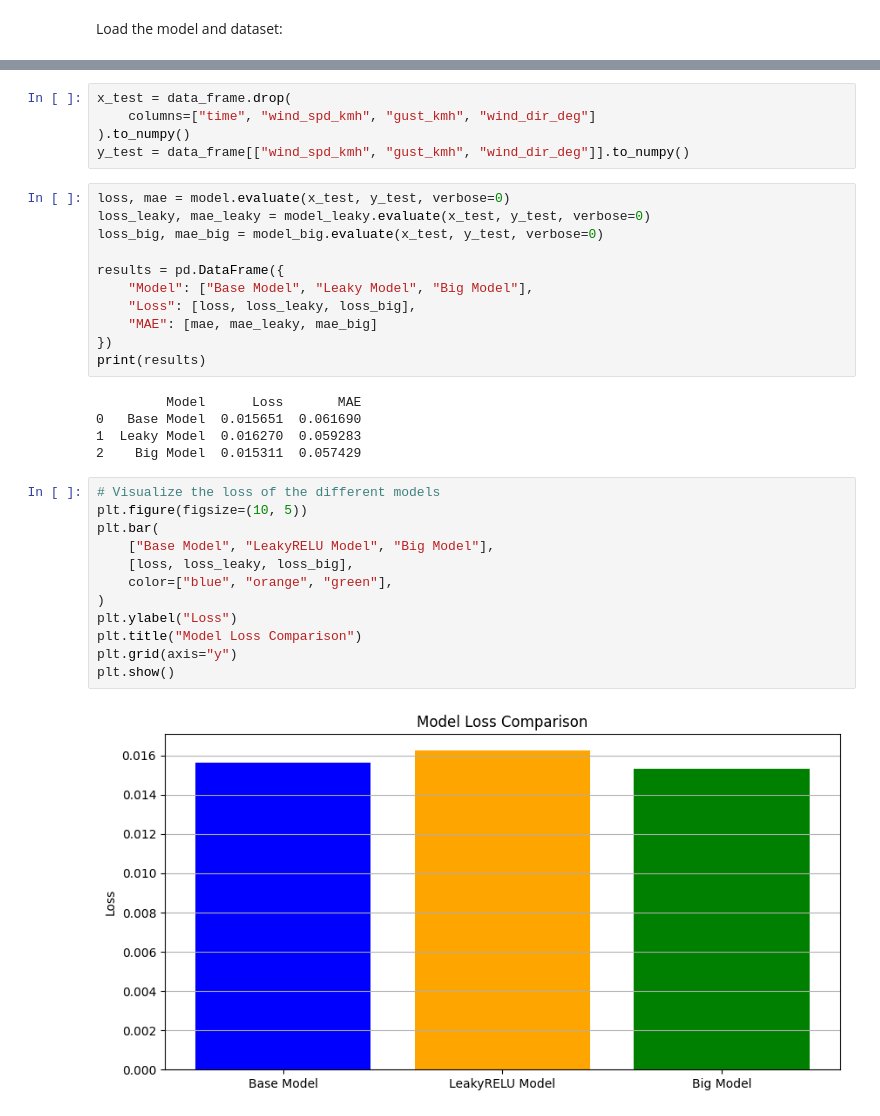
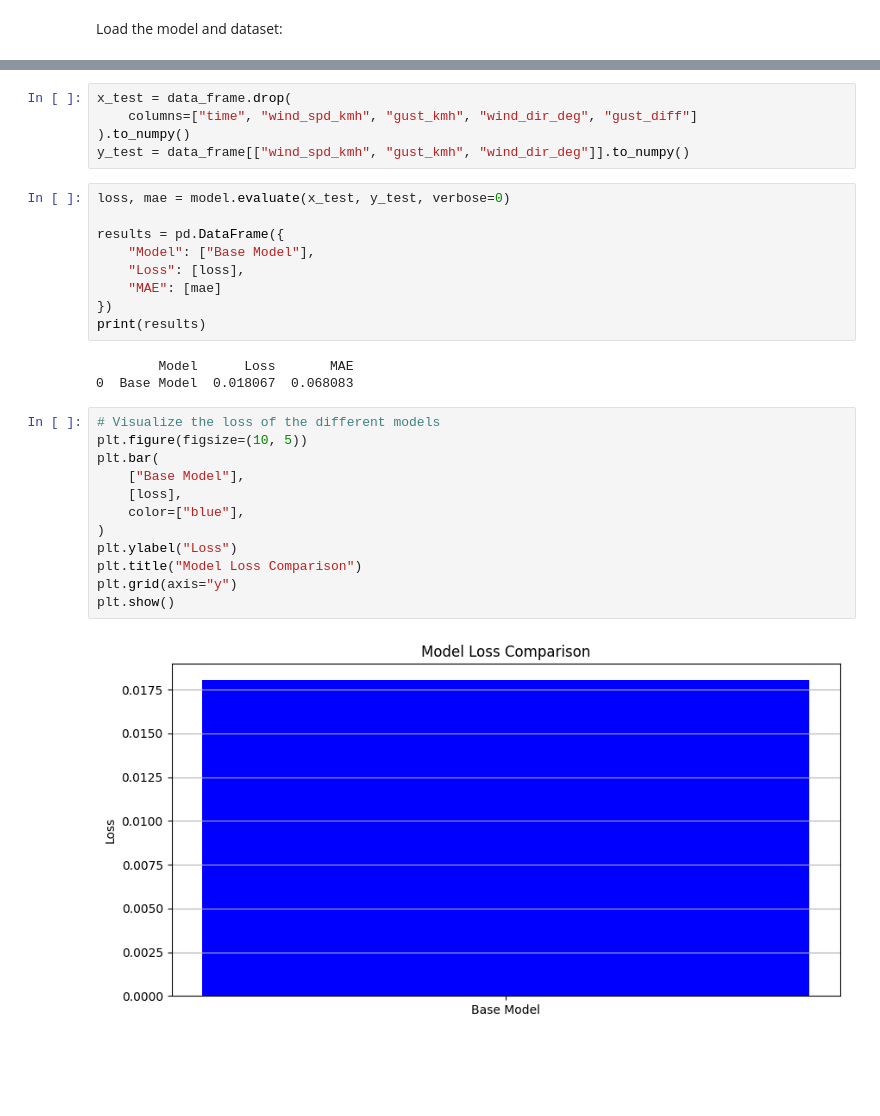
Before and after one commit to TempeHS/2025SE-Crawford.L-HSCTask2, a Jupyter notebook: 1. Model Development/1.5.Model_Testing_and_Validation/1.5.1.Model_Testing_and_Validation.ipynb, the cells around one changed output, grey strips where cells are left out. Cells and saved outputs as stored; diff of their text form; blank space fills up the shorter version.

```diff
--- a/1. Model Development/1.5.Model_Testing_and_Validation/1.5.1.Model_Testing_and_Validation.ipynb
+++ b/1. Model Development/1.5.Model_Testing_and_Validation/1.5.1.Model_Testing_and_Validation.ipynb
@@ -87,38 +46,34 @@ Model: "sequential_2"
 # %%
 x_test = data_frame.drop(
-    columns=["time", "wind_spd_kmh", "gust_kmh", "wind_dir_deg"]
+    columns=["time", "wind_spd_kmh", "gust_kmh", "wind_dir_deg", "gust_diff"]
 ).to_numpy()
 y_test = data_frame[["wind_spd_kmh", "gust_kmh", "wind_dir_deg"]].to_numpy()
 # %%
 loss, mae = model.evaluate(x_test, y_test, verbose=0)
-loss_leaky, mae_leaky = model_leaky.evaluate(x_test, y_test, verbose=0)
-loss_big, mae_big = model_big.evaluate(x_test, y_test, verbose=0)
 
 results = pd.DataFrame({
-    "Model": ["Base Model", "Leaky Model", "Big Model"],
-    "Loss": [loss, loss_leaky, loss_big],
-    "MAE": [mae, mae_leaky, mae_big]
+    "Model": ["Base Model"],
+    "Loss": [loss],
+    "MAE": [mae]
 })
 print(results)
 # %% [output]
-         Model      Loss       MAE
-0   Base Model  0.015651  0.061690
-1  Leaky Model  0.016270  0.059283
-2    Big Model  0.015311  0.057429
+        Model      Loss       MAE
+0  Base Model  0.018067  0.068083
 # %%
 # Visualize the loss of the different models
 plt.figure(figsize=(10, 5))
 plt.bar(
-    ["Base Model", "LeakyRELU Model", "Big Model"],
-    [loss, loss_leaky, loss_big],
-    color=["blue", "orange", "green"],
+    ["Base Model"],
+    [loss],
+    color=["blue"],
 )
 plt.ylabel("Loss")
 plt.title("Model Loss Comparison")
 plt.grid(axis="y")
 plt.show()
 # %% [output]
-[figure, old version]
+[figure, new version]
 # %%
 # Visualize the loss of the different models
 plt.figure(figsize=(10, 5))
```
Also changed, not shown: parts of 6 cells of this notebook, 45 other files.
